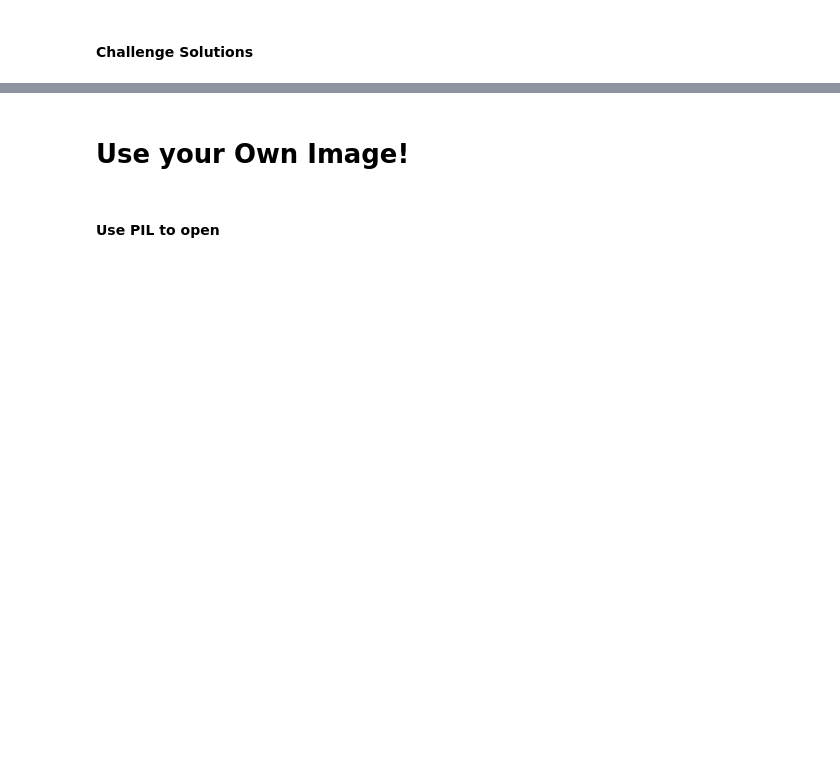
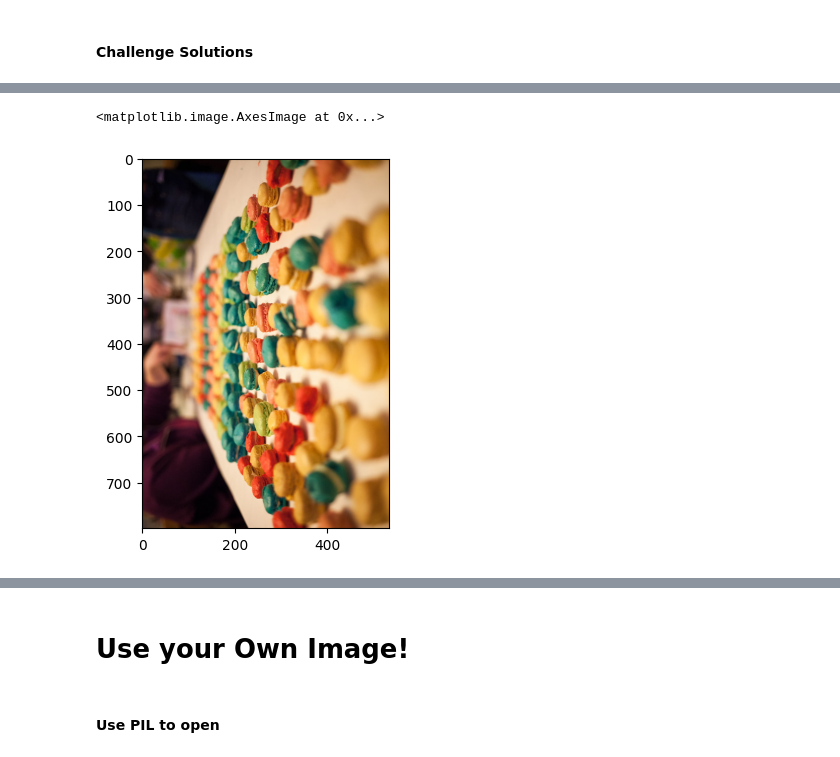
Before and after one commit to Aman88600/100-days-of-code, a Jupyter notebook: Day_77/Computation+with+NumPy+(start)/Computation with NumPy (start)/Computation_with_NumPy_and_N_Dimensional_Arrays_(start).ipynb, the cells around one changed output, grey strips where cells are left out. Drawn from its saved outputs; the diff is of its cells as text; code cells hidden in the pictures; blank space fills up the shorter version.

```diff
--- a/Day_77/Computation+with+NumPy+(start)/Computation with NumPy (start)/Computation_with_NumPy_and_N_Dimensional_Arrays_(start).ipynb
+++ b/Day_77/Computation+with+NumPy+(start)/Computation with NumPy (start)/Computation_with_NumPy_and_N_Dimensional_Arrays_(start).ipynb
@@ -309,0 +367,8 @@ grey_vals = np.array([0.2126, 0.7152, 0.0722])
+# %%
+image_array = np.array(image)
+# Swap height and width only
+image_array_transpose = image_array.transpose(1, 0, 2)
+plt.imshow(image_array_transpose)
+# %% [output]
+<matplotlib.image.AxesImage at 0x...>
+[figure, added]
```
Also changed, not shown: parts of 6 cells of this notebook.
